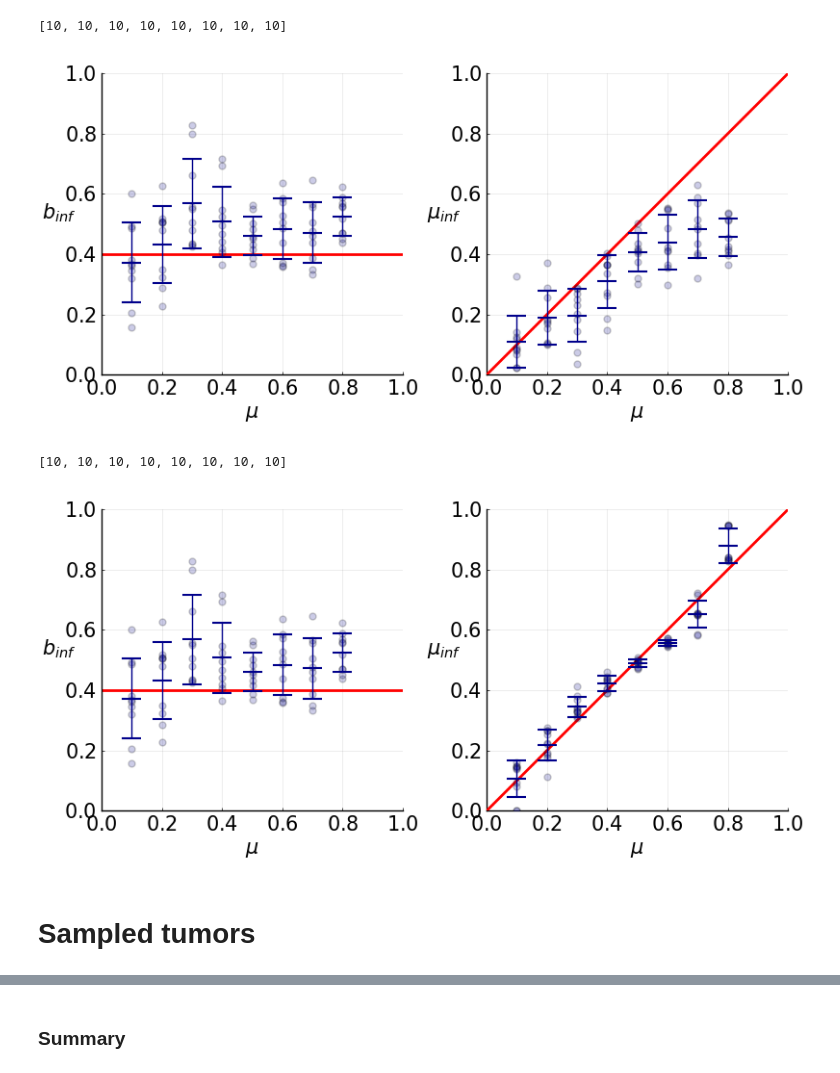
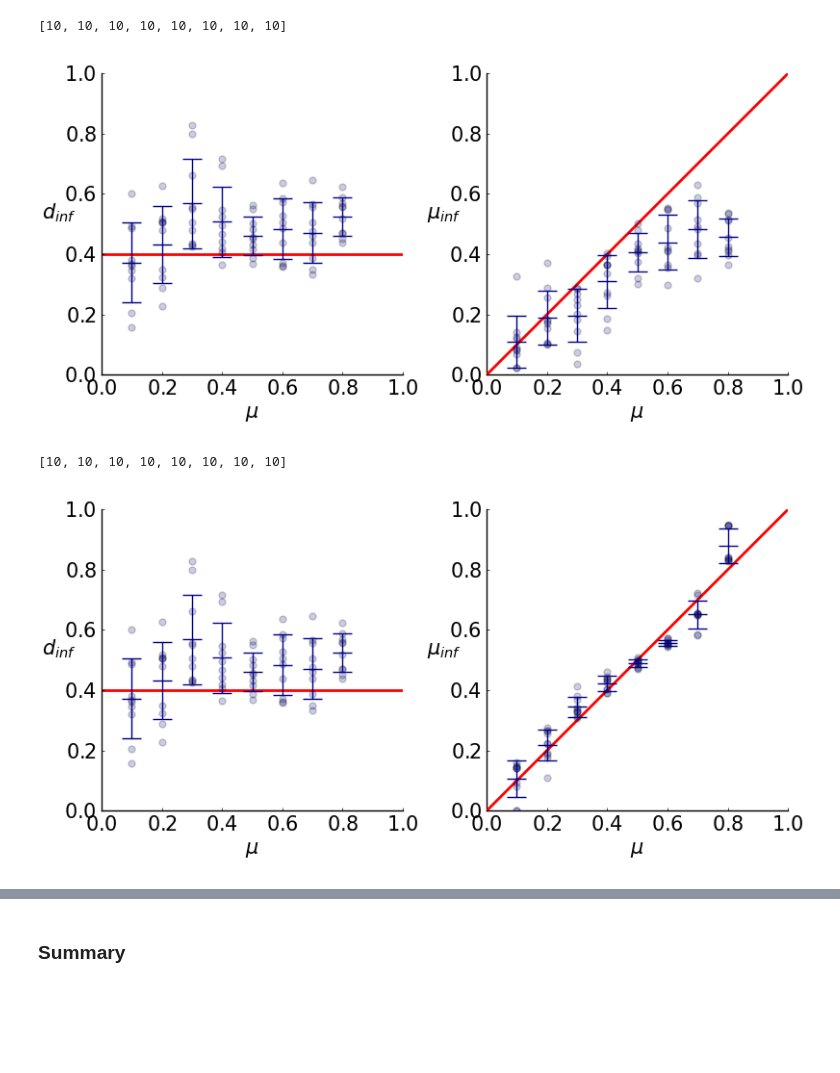
Before and after one commit to aangaji/Turnover, a Jupyter notebook: inference.ipynb, the cells around one changed output, grey strips where cells are left out. Drawn from its saved outputs; the diff is of its cells as text; code cells hidden in the pictures; blank space fills up the shorter version.

```diff
--- a/inference.ipynb
+++ b/inference.ipynb
@@ -649,7 +649,7 @@ let d = 0.4
     end
 end
 # %%
-method, mu, ds, dfits, mufits = include(projectdir*"/Turnover/inference_results.jl")[2];
+method, d, mus, dfits, mufits = include(projectdir*"/Turnover/inference_results.jl")[2];
 # %%
 # let d = 0.4
 #     @showprogress for (mu, i) in [(0.1,5)]
@@ -672,17 +672,17 @@ length.(dfits_binned) |> println
 # %%
 let d = 0.4
     p = plot(layout=(1,2), legend=:none, yguidefontrotation=-90, xlab=L"mu", size=(800,400),
-             aspect_ratio=1, xaxis=(L"\mu", (0,1), 0:0.2:1), yaxis=((0,1),0:0.2:1), ticks=0:0.2:1, guidefontsize=15, tickfont=15)
+             aspect_ratio=1, xaxis=(L"\mu", (0,1), 0:0.2:1), yaxis=((0,1),0:0.2:1), ticks=0:0.2:1, guidefontsize=15, tickfont=15, grid=false)
 
     hline!(p[1], [d], c=:red, lw=2.)
-    scatter!(p[1], mus, dfits, ylab=L"b_{inf}", marker = (5, 0.2, :darkblue))
+    scatter!(p[1], mus, dfits, ylab=L"d_{inf}", marker = (5, 0.2, :darkblue))
     scatter!(p[1], bins, mean.(dfits_binned), yerror = std.(dfits_binned), marker = (:hline, 14, :darkblue), markerstrokecolor=:darkblue)
 
     plot!(p[2], 0:1,0:1, c=:red, lw=2.)
     scatter!(p[2], mus, mufits, ylab=L"\mu_{inf}", marker = (5, 0.2, :darkblue))
     scatter!(p[2], bins, mean.(mufits_binned), yerror = std.(mufits_binned), marker = (:hline, 14, :darkblue), markerstrokecolor=:darkblue)
 
 end
 # %% [output]
-[figure, old version]
+[figure, new version]
 # %%
@@ -753,10 +755,10 @@ length.(dfits_binned) |> println
 [10, 10, 10, 10, 10, 10, 10, 10]
 # %%
 let d = 0.4
-    p = plot(layout=(1,2), legend=:none, yguidefontrotation=-90, xlab=L"\mu", size=(800,400), aspect_ratio=1, ticks=0:0.2:1, guidefontsize=15, tickfont=15)
+    p = plot(layout=(1,2), legend=:none, yguidefontrotation=-90, xlab=L"\mu", size=(800,400), aspect_ratio=1, ticks=0:0.2:1, guidefontsize=15, tickfont=15, grid=false)
 
     hline!(p[1], [d], c=:red, lw=2.)
-    scatter!(p[1], mus, dfits, ylab=L"b_{inf}", ylims=(0,1), xlims=(0,1), marker = (5, 0.2, :darkblue))
+    scatter!(p[1], mus, dfits, ylab=L"d_{inf}", ylims=(0,1), xlims=(0,1), marker = (5, 0.2, :darkblue))
     scatter!(p[1], bins, mean.(dfits_binned), yerror = std.(dfits_binned), marker = (:hline, 14, :darkblue), markerstrokecolor=:darkblue)
 
     plot!(p[2], 0:1,0:1, c=:red, lw=2.)
@@ -765,5 +767,5 @@ let d = 0.4
 
 end
 # %% [output]
-[figure, old version]
+[figure, new version]
 # %%
@@ -771,2 +772,0 @@ end
-# %% [markdown]
-# Sampled tumors
```
Also changed, not shown: parts of 39 cells of this notebook, 26 other files.
